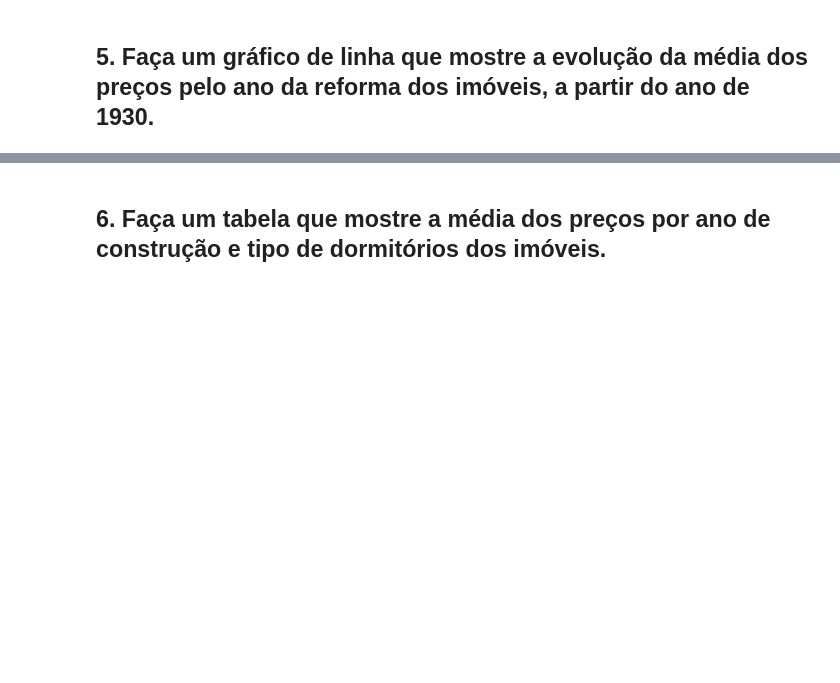
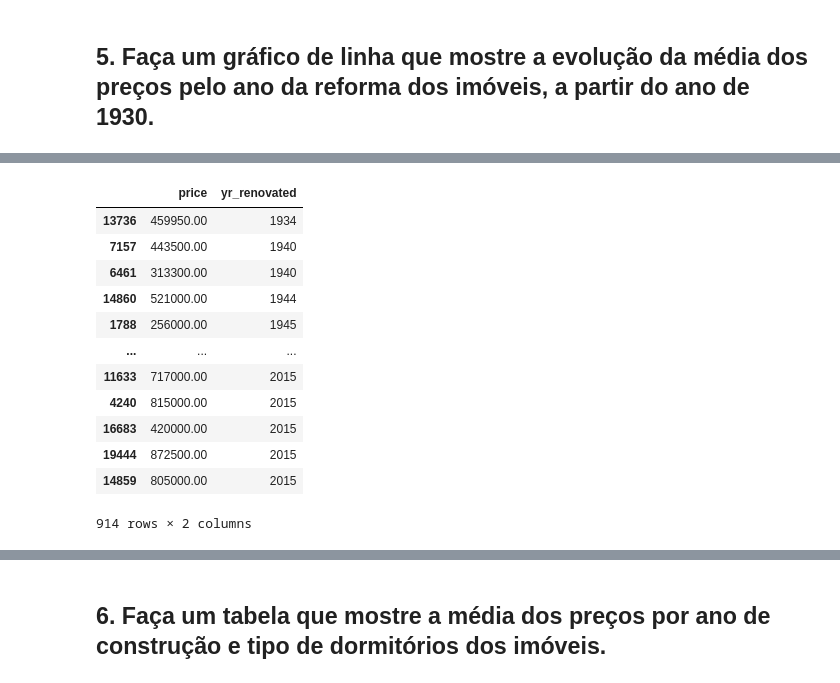
Before and after one commit to daniazevedo7/curso_python_zero_ao_ds, a Jupyter notebook: modulo_03/respostas.ipynb, the cells around one changed output, grey strips where cells are left out. Drawn from its saved outputs; the diff is of its cells as text; code cells hidden in the pictures; blank space fills up the shorter version.

```diff
--- a/modulo_03/respostas.ipynb
+++ b/modulo_03/respostas.ipynb
@@ -116,2 +154,4 @@ ValueError: Could not interpret input 'bedrooms'
 # %% [markdown]
 ## 5. Faça um gráfico de linha que mostre a evolução da média dos preços pelo ano da reforma dos imóveis, a partir do ano de 1930.
+# %%
+df = data[['price', 'yr_renovated']].loc[data['yr_renovated'] > 1930]
@@ -117,0 +167,16 @@ ValueError: Could not interpret input 'bedrooms'
+# %%
+df.sort_values(by='yr_renovated')
+# %% [output]
+|  | price | yr_renovated |
+| 13736 | 459950.00 | 1934 |
+| 7157 | 443500.00 | 1940 |
+| 6461 | 313300.00 | 1940 |
+| 14860 | 521000.00 | 1944 |
+| 1788 | 256000.00 | 1945 |
+| ... | ... | ... |
+| 11633 | 717000.00 | 2015 |
+| 4240 | 815000.00 | 2015 |
+| 16683 | 420000.00 | 2015 |
+| 19444 | 872500.00 | 2015 |
+| 14859 | 805000.00 | 2015 |
+914 rows × 2 columns
```
Also changed, not shown: parts of 10 cells of this notebook.
